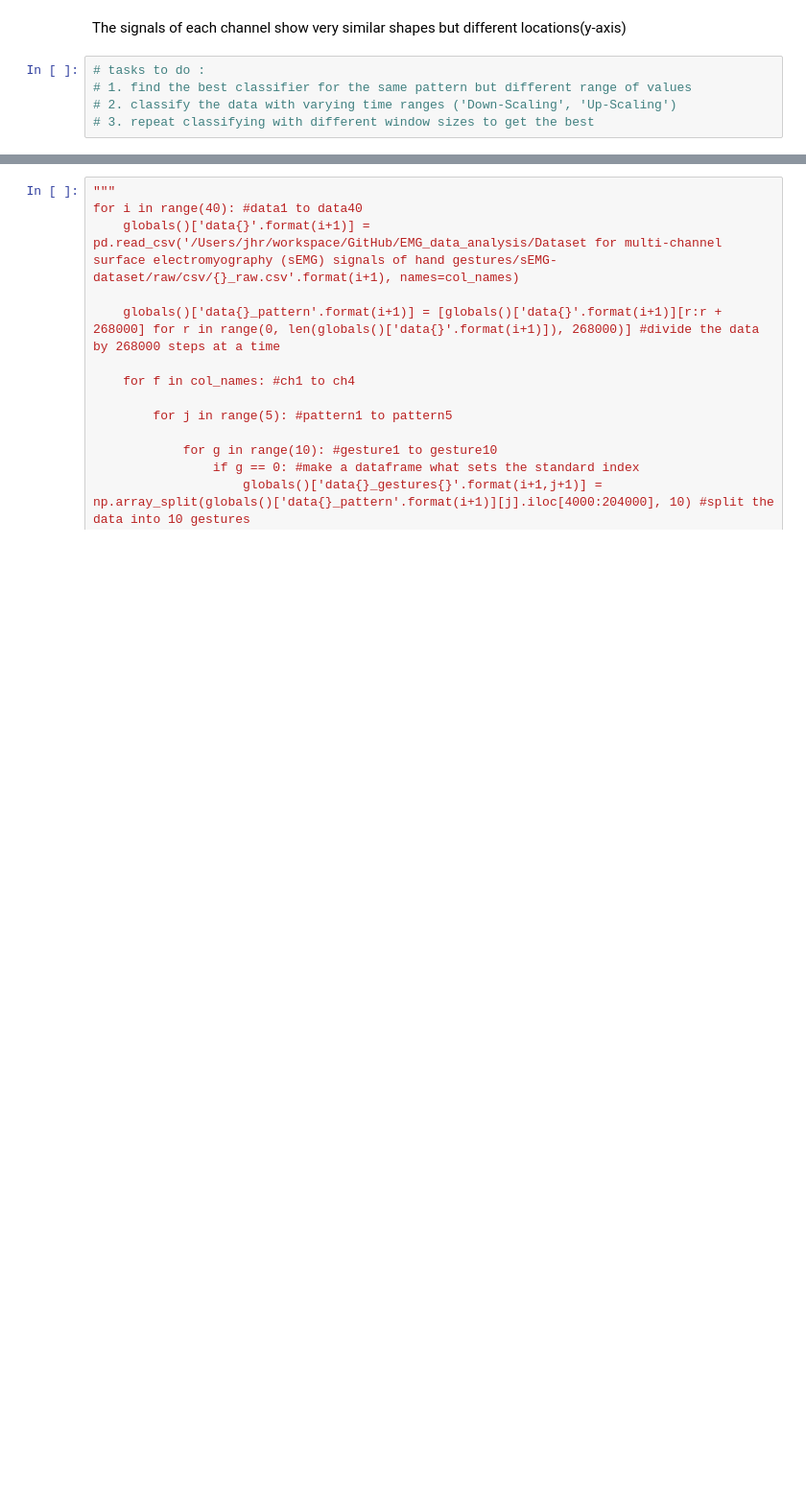
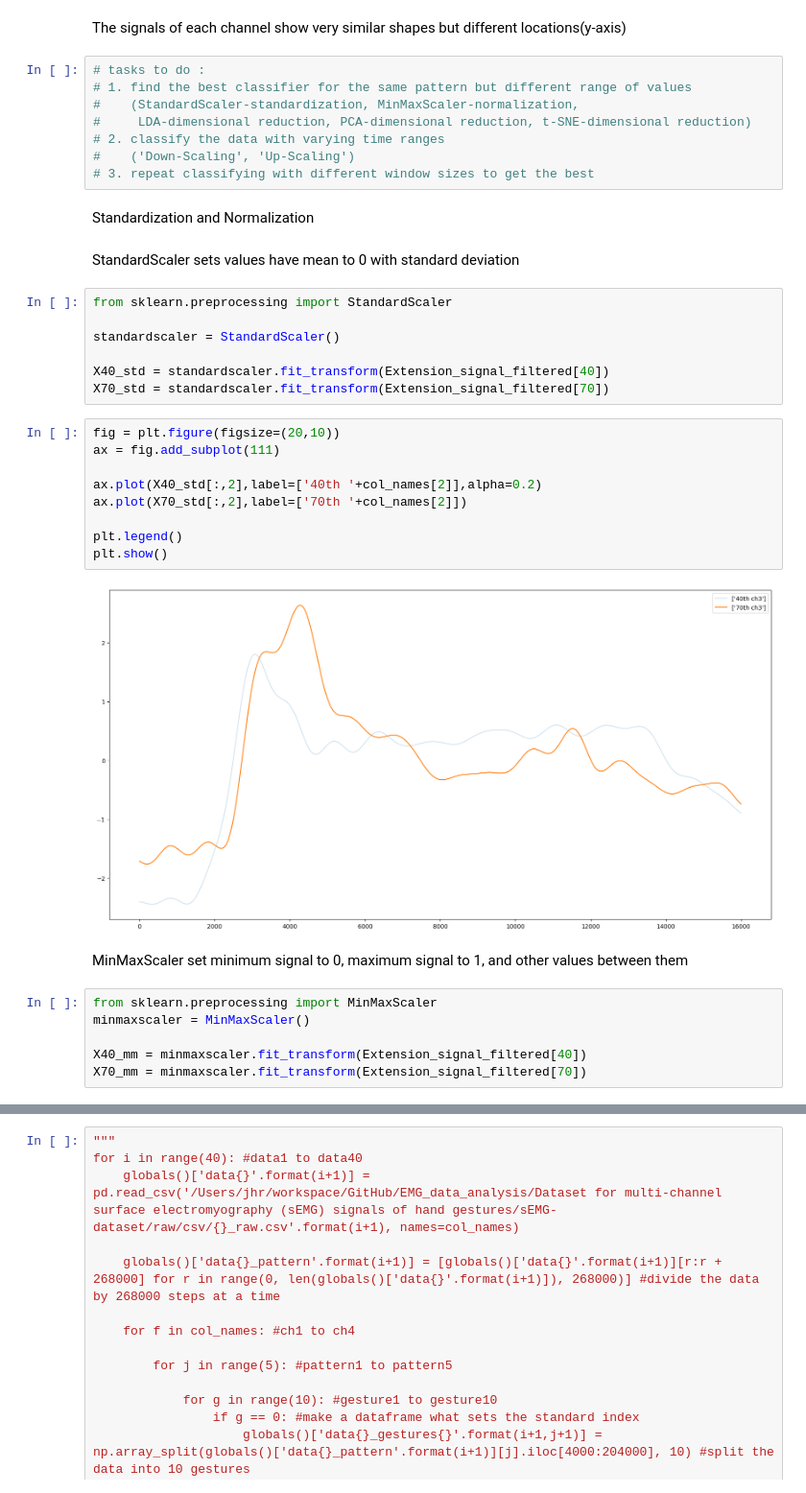
Before and after one commit to greedypelican/EMG_data_analysis, a Jupyter notebook: data_preprocessing.ipynb, the cells around one changed output, grey strips where cells are left out. Shown at 96% size. Drawn from its saved outputs; the diff is of its cells as text; blank space fills up the shorter version.

```diff
--- a/data_preprocessing.ipynb
+++ b/data_preprocessing.ipynb
@@ -106,5 +88,38 @@ The signals of each channel show very similar shapes but different locations(y-a
 # %%
 # tasks to do :
 # 1. find the best classifier for the same pattern but different range of values
-# 2. classify the data with varying time ranges ('Down-Scaling', 'Up-Scaling')
+#    (StandardScaler-standardization, MinMaxScaler-normalization,
+#     LDA-dimensional reduction, PCA-dimensional reduction, t-SNE-dimensional reduction)
+# 2. classify the data with varying time ranges
+#    ('Down-Scaling', 'Up-Scaling')
 # 3. repeat classifying with different window sizes to get the best
+# %% [markdown]
+Standardization and Normalization
+# %% [markdown]
+StandardScaler sets values have mean to 0 with standard deviation
+# %%
+from sklearn.preprocessing import StandardScaler
+
+standardscaler = StandardScaler()
+
+X40_std = standardscaler.fit_transform(Extension_signal_filtered[40])
+X70_std = standardscaler.fit_transform(Extension_signal_filtered[70])
+# %%
+fig = plt.figure(figsize=(20,10))
+ax = fig.add_subplot(111)
+
+ax.plot(X40_std[:,2],label=['40th '+col_names[2]],alpha=0.2)
+ax.plot(X70_std[:,2],label=['70th '+col_names[2]])
+
+plt.legend()
+plt.show()
+# %% [output]
+[figure, added]
+# %% [markdown]
+MinMaxScaler set minimum signal to 0, maximum signal to 1, and other values between them
+# %%
+from sklearn.preprocessing import MinMaxScaler
+minmaxscaler = MinMaxScaler()
+
+X40_mm = minmaxscaler.fit_transform(Extension_signal_filtered[40])
+X70_mm = minmaxscaler.fit_transform(Extension_signal_filtered[70])
```
Also changed, not shown: parts of 7 cells of this notebook.
